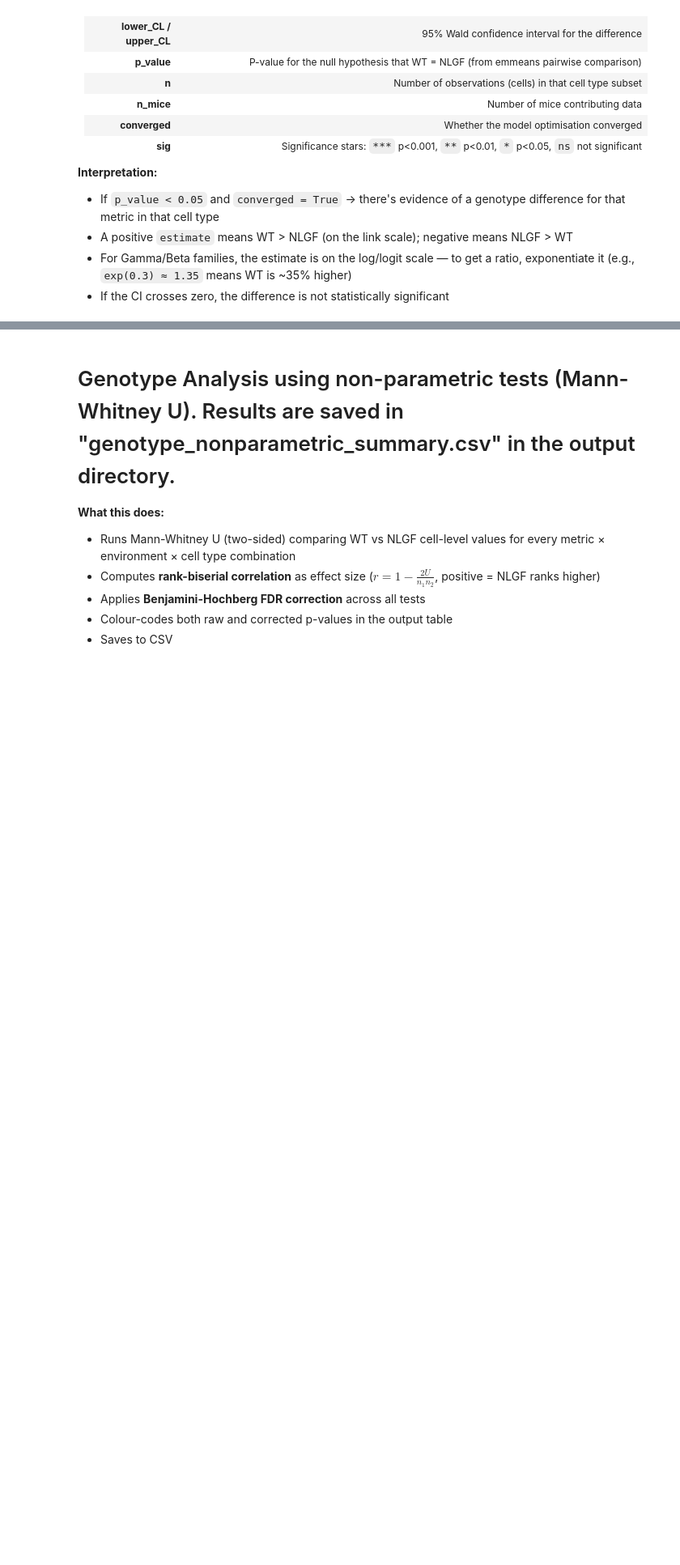
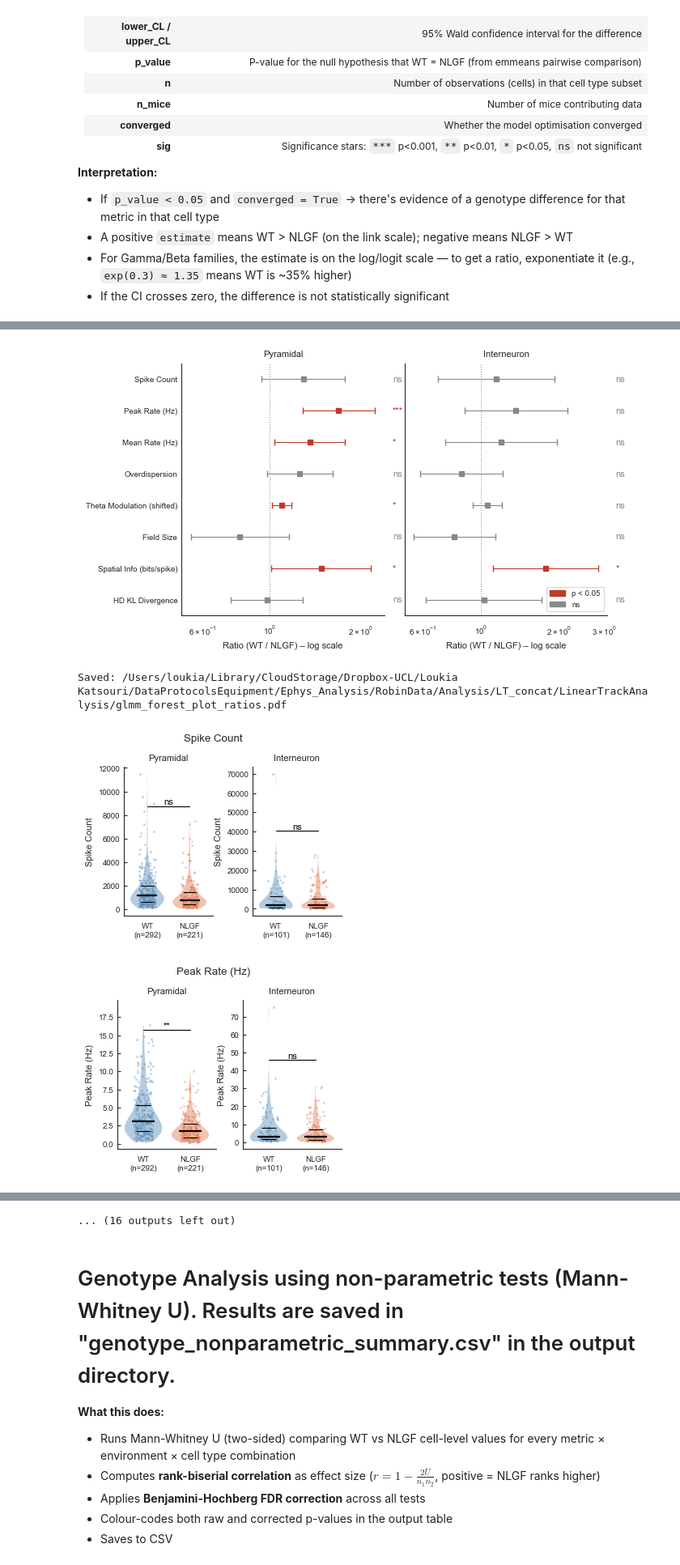
Before and after one commit to lkatsouri/NLGF_ephys_AXONA_data, a Jupyter notebook: ephys_LinearTrack_analysis.ipynb, the cells around one changed output, grey strips where cells are left out. Shown at 81% size. Drawn from its saved outputs; the diff is of its cells as text; code cells hidden in the pictures; blank space fills up the shorter version.

```diff
--- a/ephys_LinearTrack_analysis.ipynb
+++ b/ephys_LinearTrack_analysis.ipynb
@@ -2905,7 +3297,7 @@ def _pstars(p):
 
 METRIC_ORDER = [
     col for col, fam, lnk, lbl, env in METRIC_SPECS
-    if env != "linear_track" and col in df_linear_track.columns
+    if env != "open_field" and col in df_linear_track.columns
 ]
 n_ct = len(CELL_TYPES)
 
@@ -3124,30 +3516,35 @@ for col in METRIC_ORDER:
     #                             markeredgewidth=0),
     #         )
 
     #     for xi, g in enumerate(genos_ct):
     #         jitter = rng_m.uniform(-0.20, 0.20, size=len(vals[g]))
     #         ax.scatter(xi + jitter, vals[g],
     #                    color=GENO_COLORS.get(g, "#aaaaaa"),
     #                    s=4, alpha=0.4, zorder=4, linewidths=0)
 
     #     _sig_bracket(ax, genos_ct, vals, col, ct)
 
     #     ax.set_xticks(list(range(len(genos_ct))))
     #     ax.set_xticklabels([f"{g}\n(n={len(vals[g])})" for g in genos_ct])
     #     ax.set_xlim(-0.55, len(genos_ct) - 0.45)
     #     ax.set_ylabel(METRIC_DISPLAY.get(col, col))
     #     ax.set_title(ct)
     #     ax.spines["top"].set_visible(False)
     #     ax.spines["right"].set_visible(False)
     #     ax.tick_params(axis="x", width=0.8, length=3)
     #     ax.tick_params(axis="y", width=0.8, length=3, direction="in")
 
 
     # fig_b.suptitle(METRIC_DISPLAY.get(col, col))
     # plt.tight_layout(pad=0.2, rect=[0, 0, 1, 0.95])
     # bp = os.path.join(linear_track_OUTDIR, f"boxplot_{_safe_filename(col)}.pdf")
     # plt.savefig(bp)
     # plt.show()
     # plt.close(fig_b)
 
 print("✅ All violin and box plots saved.")
+# %% [output]
+[figure, added]
+Saved: /Users/loukia/Library/CloudStorage/Dropbox-UCL/Loukia Katsouri/DataProtocolsEquipment/Ephys_Analysis/RobinData/Analysis/LT_concat/LinearTrackAnalysis/glmm_forest_plot_ratios.pdf
+[figure, added]
+[figure, added]
@@ -3154,3 +3559,4 @@ print("✅ All violin and box plots saved.")
+... (16 outputs left out)
 # %% [markdown]
 # Genotype Analysis using non-parametric tests (Mann-Whitney U). Results are saved in "genotype_nonparametric_summary.csv" in the output directory.
 
```
Also changed, not shown: parts of 34 cells of this notebook, 1 other file.
